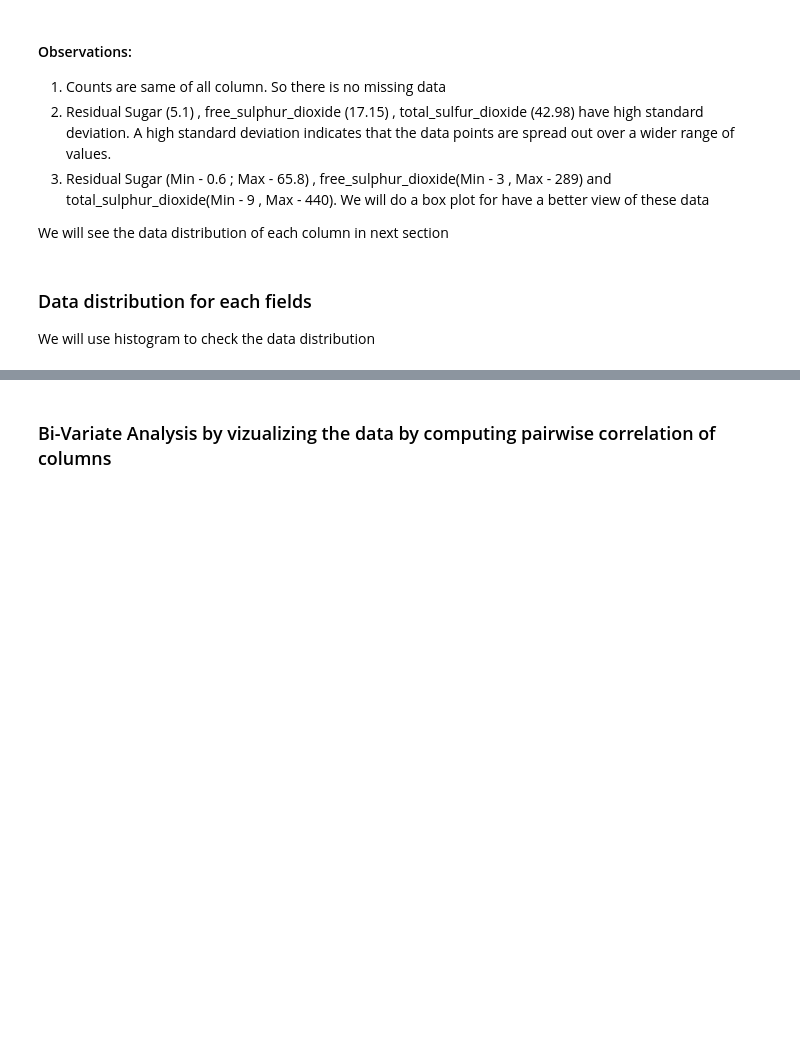
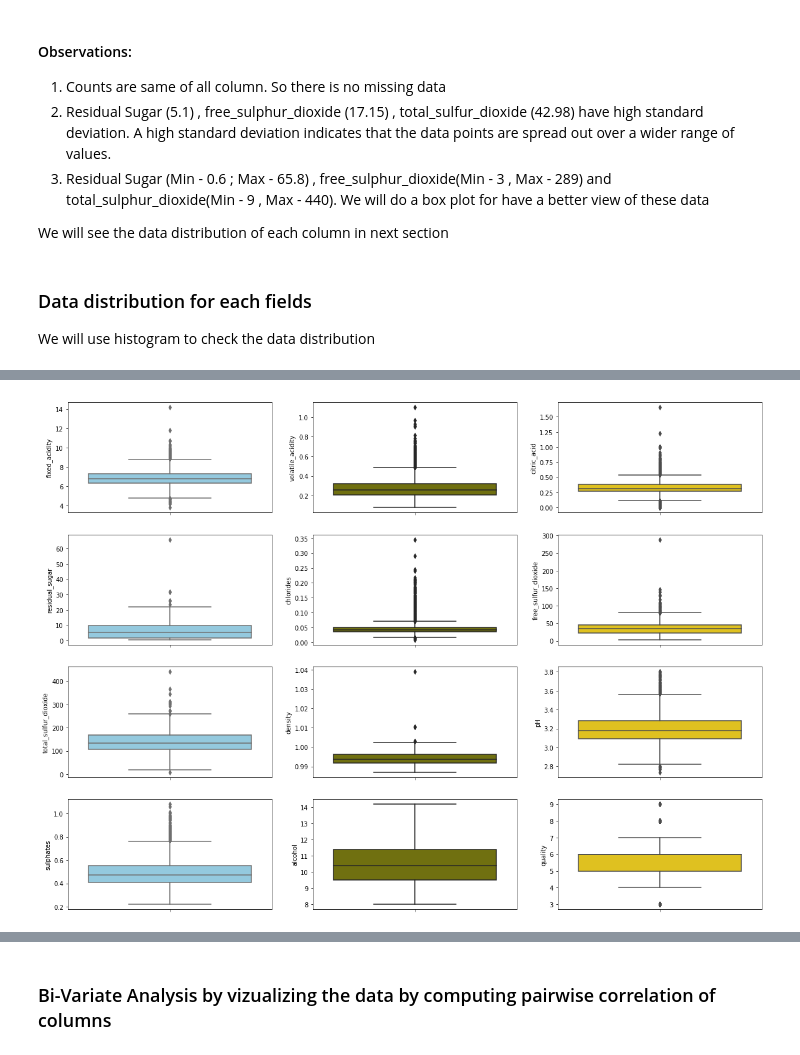
Before and after one commit to jbanerje/Data-Science-and-Machine-Learning, a Jupyter notebook: IPythonNotebook_Learning Projects/UCI Wine Quality Assessment.ipynb, the cells around one changed output, grey strips where cells are left out. Drawn from its saved outputs; the diff is of its cells as text; code cells hidden in the pictures; blank space fills up the shorter version.

```diff
--- a/IPythonNotebook_Learning Projects/UCI Wine Quality Assessment.ipynb
+++ b/IPythonNotebook_Learning Projects/UCI Wine Quality Assessment.ipynb
@@ -203,0 +215,17 @@ plt.show()
+# %%
+f, axes = plt.subplots(4, 3 , figsize=(20, 15))
+sns.boxplot(x=data_train["fixed_acidity"], orient="v", color="skyblue",ax=axes[0, 0])
+sns.boxplot(x=data_train["volatile_acidity"], orient="v", color="olive",ax=axes[0, 1])
+sns.boxplot(x=data_train["citric_acid"] , orient="v", color="gold",ax=axes[0, 2],)
+sns.boxplot(x=data_train["residual_sugar"] , orient="v", color="skyblue",ax=axes[1, 0])
+sns.boxplot(x=data_train["chlorides"] , orient="v", color="olive",ax=axes[1, 1])
+sns.boxplot(x=data_train["free_sulfur_dioxide"] , orient="v", color="gold",ax=axes[1, 2])
+sns.boxplot(x=data_train["total_sulfur_dioxide"] , orient="v", color="skyblue",ax=axes[2, 0])
+sns.boxplot(x=data_train["density"] , orient="v", color="olive",ax=axes[2, 1])
+sns.boxplot(x=data_train["pH"] , orient="v", color="gold",ax=axes[2, 2])
+sns.boxplot(x=data_train["sulphates"] , orient="v", color="skyblue",ax=axes[3, 0])
+sns.boxplot(x=data_train["alcohol"] , orient="v", color="olive",ax=axes[3, 1])
+sns.boxplot(x=data_train["quality"] , orient="v", color="gold",ax=axes[3, 2])
+plt.show()
+# %% [output]
+[figure, added]
```
Also changed, not shown: parts of 17 cells of this notebook, 1 other file.
